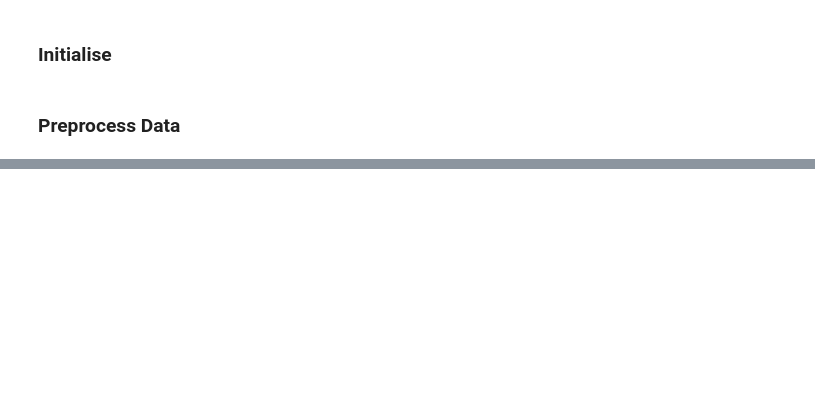
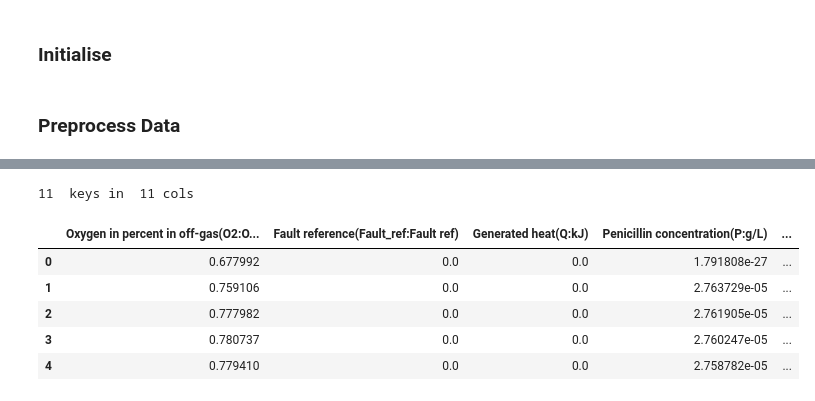
Before and after one commit to plutoniumm/MLTests, a Jupyter notebook: penicillin-prediction.ipynb, the cells around one changed output, grey strips where cells are left out. Cells and saved outputs as stored; diff of their text form; code cells hidden in the pictures; blank space fills up the shorter version.

```diff
--- a/penicillin-prediction.ipynb
+++ b/penicillin-prediction.ipynb
@@ -52,0 +77,13 @@ d_scaled
+# %%
+outputs_keys = list(set(d_scaled.columns) - set(inputs_keys))
+outputs = d_scaled[outputs_keys]
+print(len(outputs_keys)," keys in ", len(outputs.columns), "cols")
+outputs.head()
+# %% [output]
+11  keys in  11 cols
+|  | Oxygen in percent in off-gas(O2:O... | Fault reference(Fault_ref:Fault ref) | Generated heat(Q:kJ) | Penicillin concentration(P:g/L) | ... |
+| 0 | 0.677992 | 0.0 | 0.0 | 1.791808e-27 | ... |
+| 1 | 0.759106 | 0.0 | 0.0 | 2.763729e-05 | ... |
+| 2 | 0.777982 | 0.0 | 0.0 | 2.761905e-05 | ... |
+| 3 | 0.780737 | 0.0 | 0.0 | 2.760247e-05 | ... |
+| 4 | 0.779410 | 0.0 | 0.0 | 2.758782e-05 | ... |
```
Also changed, not shown: parts of 4 cells of this notebook.
